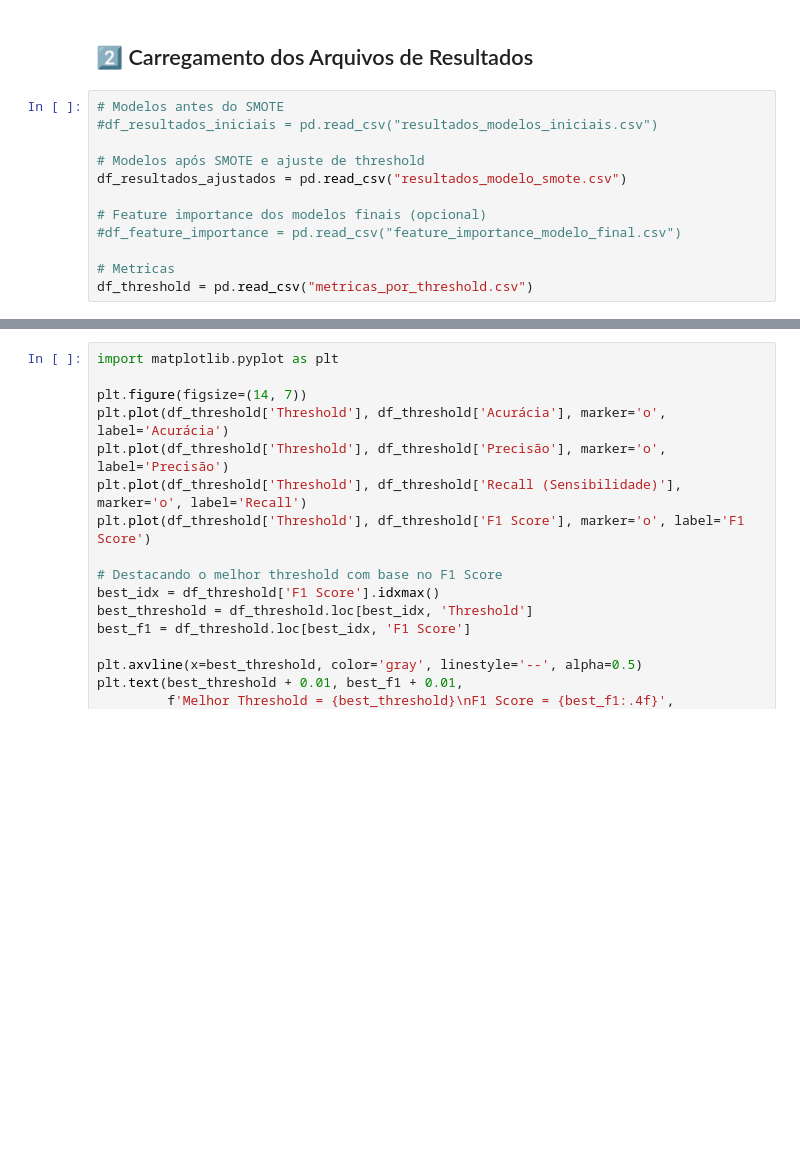
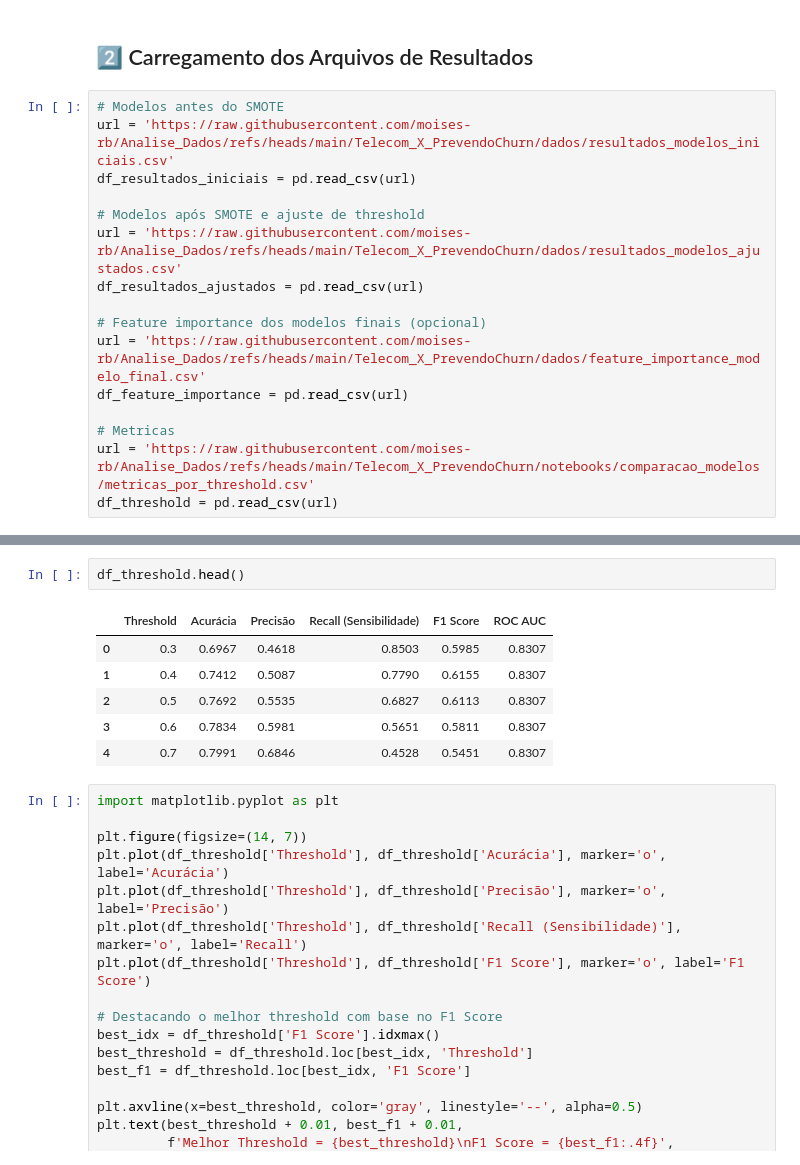
Before and after one commit to moises-rb/Analise_Dados, a Jupyter notebook: Telecom_X_PrevendoChurn/notebooks/04_Conclusao_Comparacao_Modelos_Churn.ipynb, the cells around one changed output, grey strips where cells are left out. Cells and saved outputs as stored; diff of their text form; blank space fills up the shorter version.

Commit message:
iniciando a comparacao dos modelos

```diff
--- a/Telecom_X_PrevendoChurn/notebooks/04_Conclusao_Comparacao_Modelos_Churn.ipynb
+++ b/Telecom_X_PrevendoChurn/notebooks/04_Conclusao_Comparacao_Modelos_Churn.ipynb
@@ -24,13 +24,17 @@ sns.set(style='whitegrid')
 ## 2️⃣ Carregamento dos Arquivos de Resultados
 # %%
 # Modelos antes do SMOTE
-#df_resultados_iniciais = pd.read_csv("resultados_modelos_iniciais.csv")
+url = 'https://raw.githubusercontent.com/moises-rb/Analise_Dados/refs/heads/main/Telecom_X_PrevendoChurn/dados/resultados_modelos_iniciais.csv'
+df_resultados_iniciais = pd.read_csv(url)
 
 # Modelos após SMOTE e ajuste de threshold
-df_resultados_ajustados = pd.read_csv("resultados_modelo_smote.csv")
+url = 'https://raw.githubusercontent.com/moises-rb/Analise_Dados/refs/heads/main/Telecom_X_PrevendoChurn/dados/resultados_modelos_ajustados.csv'
+df_resultados_ajustados = pd.read_csv(url)
 
 # Feature importance dos modelos finais (opcional)
-#df_feature_importance = pd.read_csv("feature_importance_modelo_final.csv")
+url = 'https://raw.githubusercontent.com/moises-rb/Analise_Dados/refs/heads/main/Telecom_X_PrevendoChurn/dados/feature_importance_modelo_final.csv'
+df_feature_importance = pd.read_csv(url)
 
 # Metricas
-df_threshold = pd.read_csv("metricas_por_threshold.csv")
+url = 'https://raw.githubusercontent.com/moises-rb/Analise_Dados/refs/heads/main/Telecom_X_PrevendoChurn/notebooks/comparacao_modelos/metricas_por_threshold.csv'
+df_threshold = pd.read_csv(url)
@@ -58,3 +68,12 @@ NameError: name 'modelo_final' is not defined
+# %%
+df_threshold.head()
+# %% [output]
+|  | Threshold | Acurácia | Precisão | Recall (Sensibilidade) | F1 Score | ROC AUC |
+| 0 | 0.3 | 0.6967 | 0.4618 | 0.8503 | 0.5985 | 0.8307 |
+| 1 | 0.4 | 0.7412 | 0.5087 | 0.7790 | 0.6155 | 0.8307 |
+| 2 | 0.5 | 0.7692 | 0.5535 | 0.6827 | 0.6113 | 0.8307 |
+| 3 | 0.6 | 0.7834 | 0.5981 | 0.5651 | 0.5811 | 0.8307 |
+| 4 | 0.7 | 0.7991 | 0.6846 | 0.4528 | 0.5451 | 0.8307 |
 # %%
 import matplotlib.pyplot as plt
 
```
Also changed, not shown: parts of 11 cells of this notebook.
